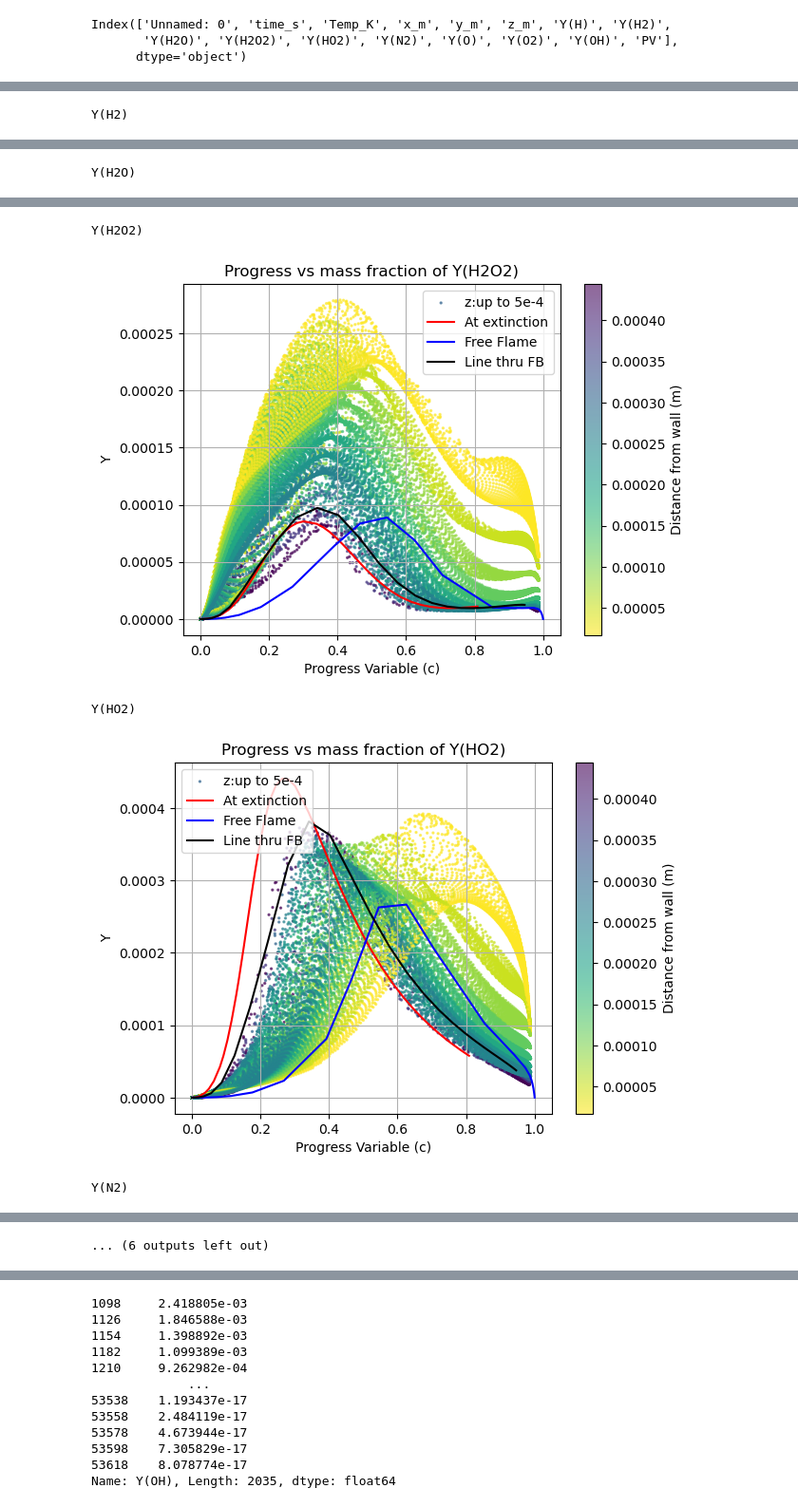
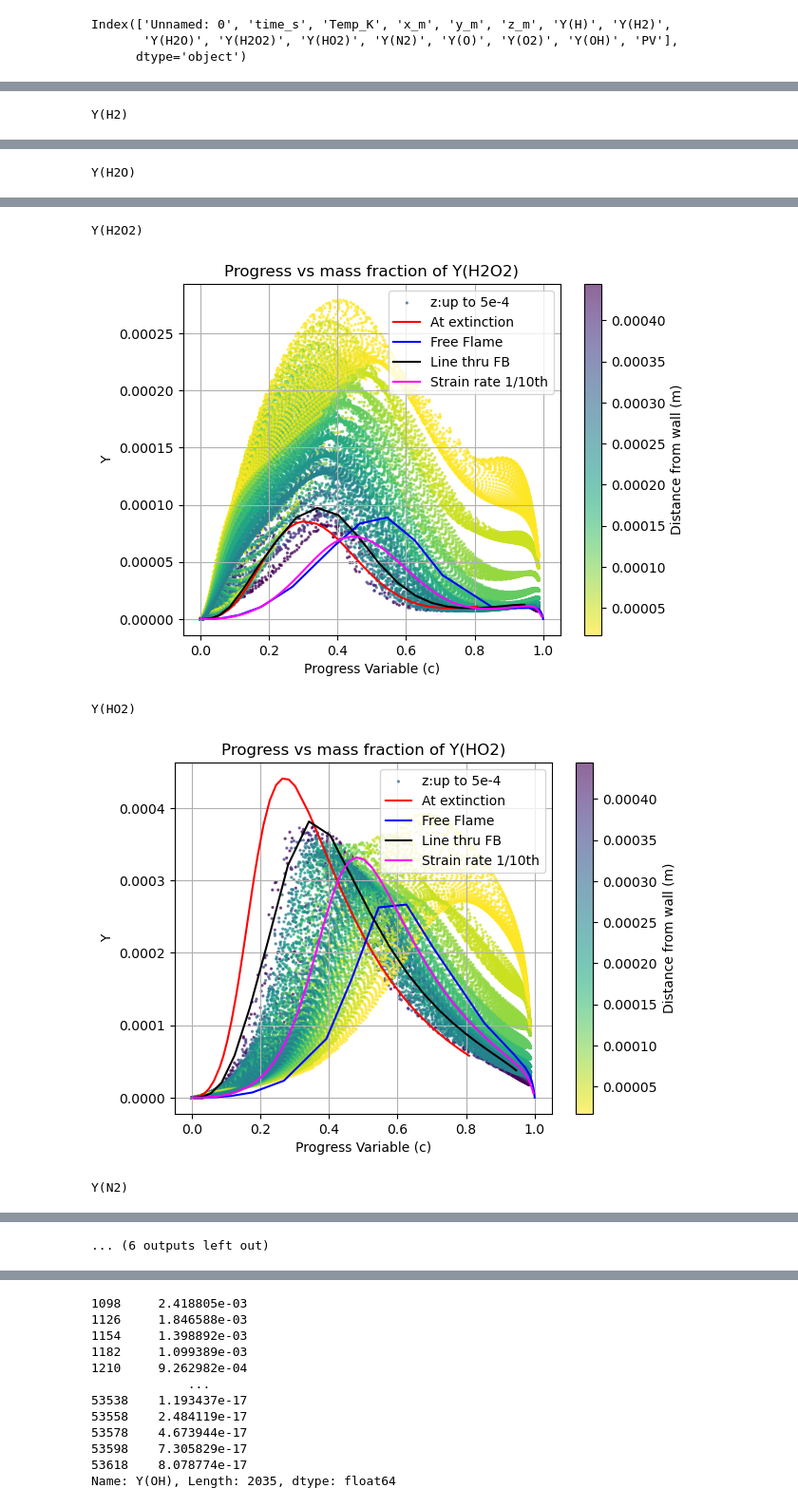
Before and after one commit to potatoslc/analysis_code, a Jupyter notebook: flame_comp (1).ipynb, the cells around one changed output, grey strips where cells are left out. Shown at 95% size. Cells and saved outputs as stored; diff of their text form; code cells hidden in the pictures.

```diff
--- a/flame_comp (1).ipynb
+++ b/flame_comp (1).ipynb
@@ -13,7 +13,7 @@ d1z = '/home/u0890475/Downloads/amr3_p45_fullfb/plt48750_p45_withZ.csv'
 d_ext =  "/home/u0890475/Documents/SW_analysis_result/cantera_result/PMCF_T_298_P_101325_K_0.csv"
 d3 = "/home/u0890475/Documents/SW_analysis_result/cantera_result/premixed_flame_profile_240pts.csv"
 d_sline = '/home/u0890475/Documents/SW_analysis_result/amr3/p45_line/plt48750_p45_line.csv'
-
+d_10th_strain = '/home/u0890475/Documents/SW_analysis_code/output/full_profile_K1over10flashback_T298_P101325.csv'
 
 fname = d1z.split('/')[-1].split('.')[0]
 print(fname)
@@ -24,5 +24,6 @@ df_ff = pd.read_csv(d3)
 df = pd.read_csv(d1z)
 
 df_sline = pd.read_csv(d_sline)
+df_10th = pd.read_csv(d_10th_strain)
 # %% [output]
 plt48750_p45_withZ
@@ -31,8 +38,11 @@ temp_c = 1- np.array(df['Y(H2)'])/y_h2_ub
 c_ext = [1- i/y_h2_ub for i in df_ext['Y(H2)'] ]
 c_ff = [1- j/y_h2_ub for j in df_ff['Y(H2)']]
 c_line = [1- j/y_h2_ub for j in df_sline['Y(H2)']]
+c_10 = [1- j/y_h2_ub for j in df_10th['Y(H2)']]
 df_sline['PV'] =c_line
 df_sline_srt = df_sline.sort_values(by='PV')
+df_10th['PV']=c_10
+#df_10th_srt = df_10th.sort_values(by='PV')
 #spec_list = df.columns
 #df_ext.columns
 #df_ff.columns
@@ -65,13 +75,14 @@ for j in range(4,13):
     plt.plot(c_ext,df_ext[select_col],'red',label='At extinction')
     plt.plot(c_ff,df_ff[select_col],'blue',label='Free Flame')
     plt.plot(df_sline_srt['PV'],df_sline_srt[select_col],c='black',label='Line thru FB')
+    plt.plot(df_10th['PV'], df_10th[select_col],  c='magenta',label='Strain rate 1/10th' )
     plt.title(f'Progress vs mass fraction of {spec_list[j]}')
     plt.xlabel('Progress Variable (c)')
     plt.ylabel('Y')
     plt.legend()
     plt.grid()
     #plt.savefig(f'{outdir}/plt44000_n_Ext_n_FreeFlame_{spec_list[j]}.png',dpi=300,bbox_inches="tight")
-    plt.savefig(f'{outdir}/{fname}_n_Ext_n_FreeFlame_n_wallDst_FlameFront_LNthruFB_{spec_list[j]}.png',dpi=300,bbox_inches="tight")
+    plt.savefig(f'{outdir}/{fname}_n_Ext_n_FreeFlame_n_wallDst_FlameFront_LNthruFB_10thStrain_{spec_list[j]}.png',dpi=300,bbox_inches="tight")
     plt.show()
 
 
@@ -87,5 +98,5 @@ Y(H2O)
 Y(H2O2)
-[figure, old version]
+[figure, new version]
 Y(HO2)
-[figure, old version]
+[figure, new version]
 Y(N2)
```
Also changed, not shown: parts of 4 cells of this notebook.
